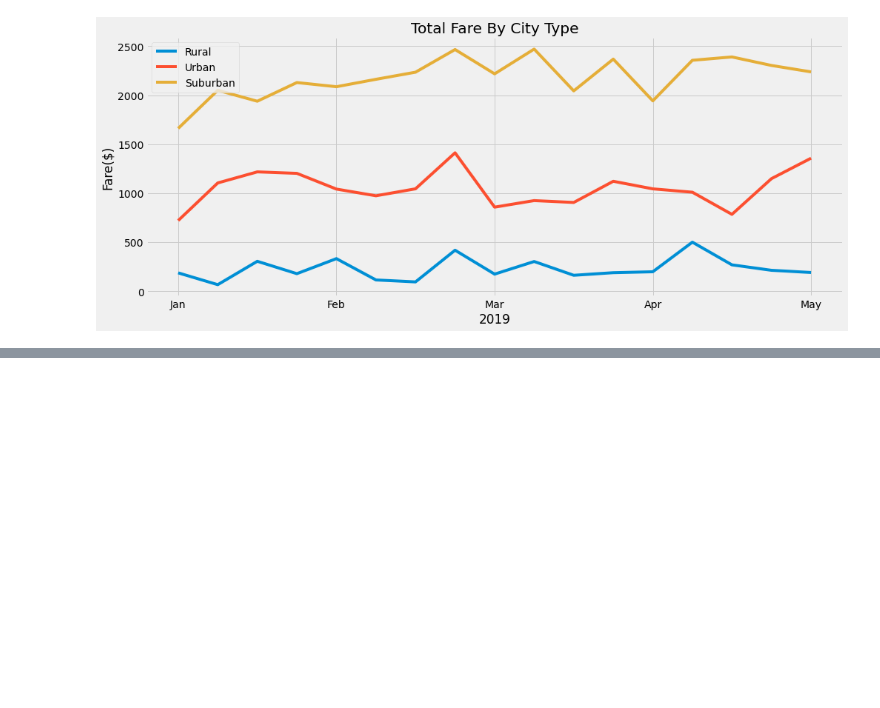
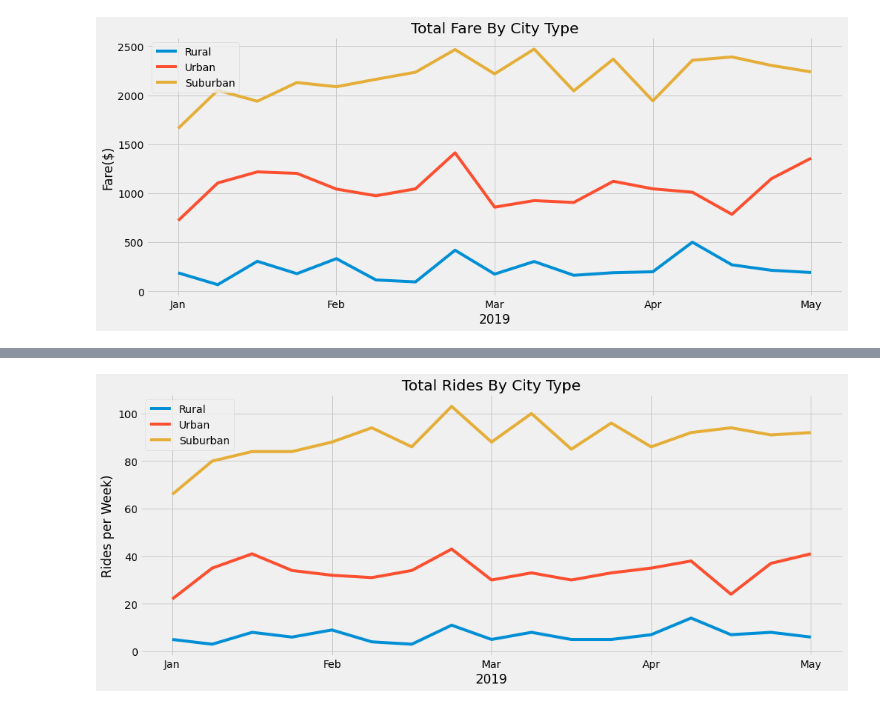
Before and after one commit to dkristek/PyBer_Analysis, a Jupyter notebook: PyBer_Challenge.ipynb, the cells around one changed output, grey strips where cells are left out. Saved outputs shown, nothing was run; the diff lists cells and outputs as text; code cells hidden in the pictures; blank space fills up the shorter version.

Commit message:
Added 2019 rides per week graph

```diff
--- a/PyBer_Challenge.ipynb
+++ b/PyBer_Challenge.ipynb
@@ -285,0 +322,8 @@ plt.savefig("analysis/PyBer_fare_summary.png")
+# %%
+# Create a pivot table with the 'date' as the index, the columns ='type', and values='fare'
+# to get the total fares for each type of city by the date.
+rides_city_date_df = rides_city_date_df.pivot(index='date', columns = 'type', values = 'ride_id')
+# %%
+# Create a new DataFrame from the pivot table DataFrame using loc on the given dates, '2019-01-01':'2019-04-29'.
+date_range_rides_df = rides_city_date_df.loc['2019-01-01':'2019-04-29']
+date_range_rides_df
@@ -285,0 +345,7 @@ plt.savefig("analysis/PyBer_fare_summary.png")
+# %%
+# Set the "date" index to datetime datatype
+date_range_rides_df.index = pd.to_datetime(date_range_rides_df.index)
+# %%
+# Create a new DataFrame using the "resample()" function by week 'W' .
+pyber_2019_rides_df = date_range_rides_df.resample('W').sum()
+pyber_2019_rides_df
@@ -285,0 +372,25 @@ plt.savefig("analysis/PyBer_fare_summary.png")
+# %%
+#plotting the resample rides DataFrame on a multiline graph
+
+# Import the style from Matplotlib.
+from matplotlib import style
+
+# Use the graph style fivethirtyeight.
+style.use('fivethirtyeight')
+fig, ax = plt.subplots()
+labels = ['Rural', 'Urban', 'Suburban']
+months= ['Jan', 'Feb', 'Mar', 'Apr', 'May']
+x_values = np.arange(len(list(pyber_2019_rides_df.index.values)))
+x_ticks =np.arange(len(list(pyber_2019_rides_df.index.values)), step = 4.0)
+y_values = pyber_2019_rides_df
+ax.plot(x_values, y_values, label = labels)
+ax.set_xlabel('2019')
+ax.set_ylabel('Rides per Week)')
+ax.set_title('Total Rides By City Type')
+ax.set_xticks(x_ticks, months)
+ax.legend()
+fig.set_size_inches(15,6)
+
+plt.savefig("analysis/PyBer_rides_summary.png")
+# %% [output]
+[figure, added]
```
Also changed, not shown: parts of 10 cells of this notebook, 1 other file.
